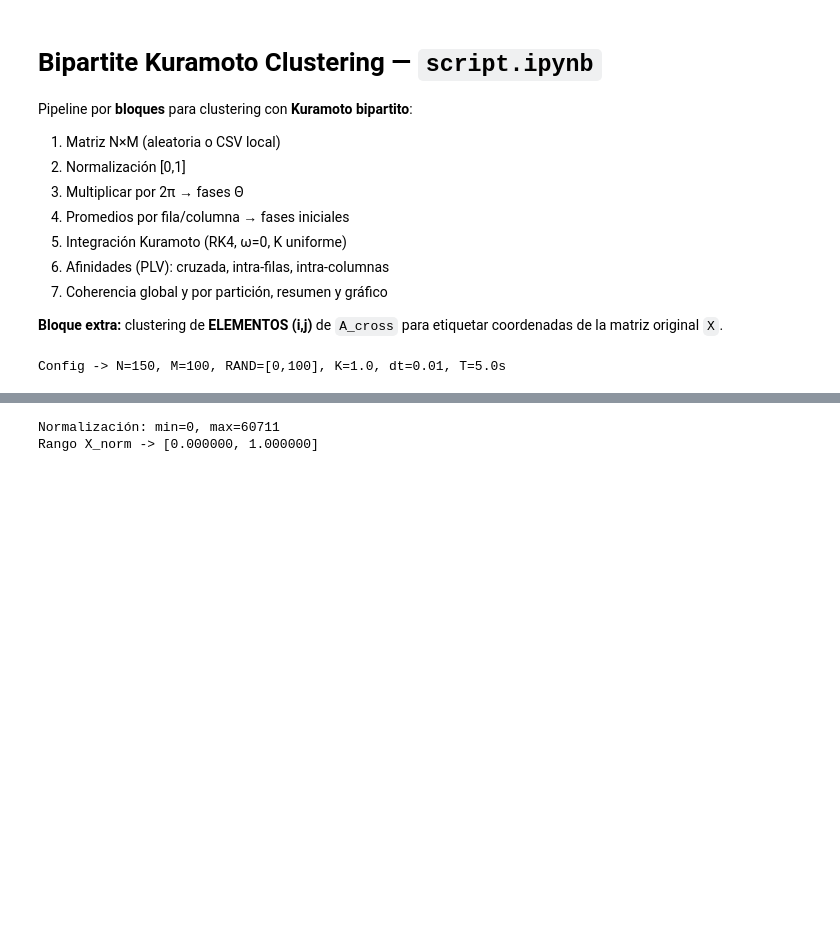
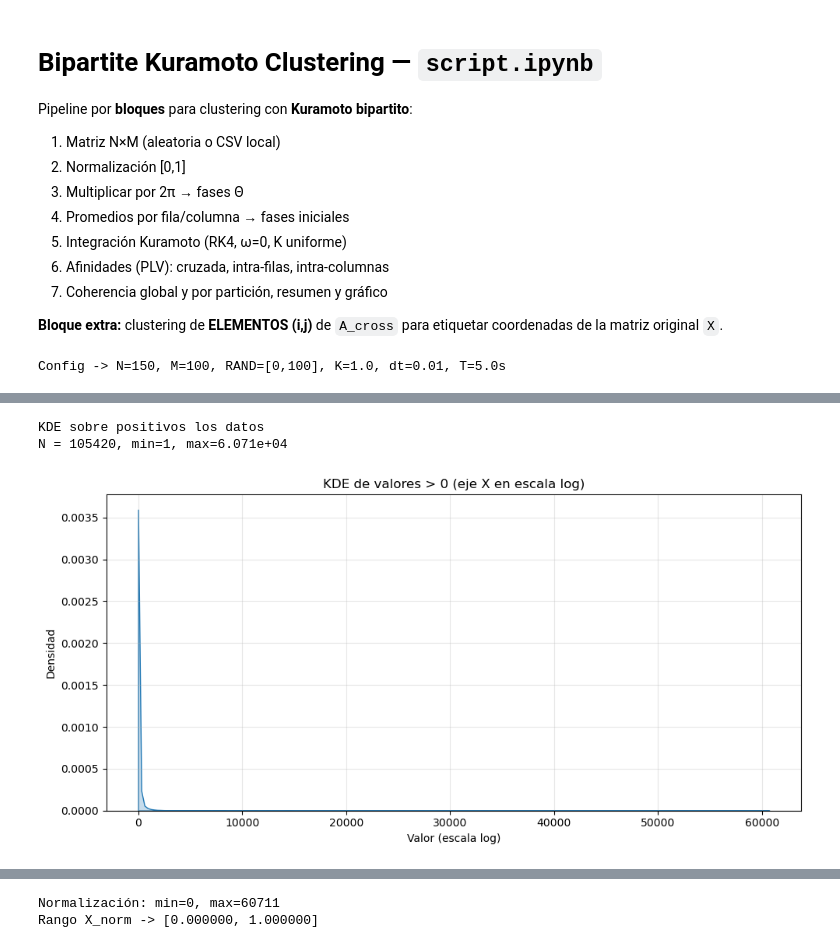
Before and after one commit to pudin2/Biostatistical_Toolkit, a Jupyter notebook: Kuramoto_bipartito_kmeans.ipynb, the cells around one changed output, grey strips where cells are left out. Drawn from its saved outputs; the diff is of its cells as text; code cells hidden in the pictures; blank space fills up the shorter version.

```diff
--- a/Kuramoto_bipartito_kmeans.ipynb
+++ b/Kuramoto_bipartito_kmeans.ipynb
@@ -500,0 +538,44 @@ Comparación TOTAL (hurdle: incluye masa en cero + positivos):
+# %%
+# =========================================
+# KDE (Kernel Density Estimation) sobre X (ESCALA LOG)
+#   -> en escala logarítmica solo es válido si se grafican POSITIVOS
+# =========================================
+import numpy as np
+import matplotlib.pyplot as plt
+import seaborn as sns
+
+# 0) Preparar datos
+valores = X.flatten().astype(float)
+valores = valores[np.isfinite(valores)]
+valores_pos = valores[valores > 0]
+
+# 1) Selector: todo vs positivos
+usar_solo_positivos = True   # ⚠ requerido para escala log en el eje X
+data_kde = valores_pos if usar_solo_positivos else valores
+
+if len(data_kde) == 0:
+    raise ValueError("No hay datos para KDE con la selección actual.")
+
+print(f"KDE sobre {'positivos' if usar_solo_positivos else 'todos'} los datos")
+print(f"N = {len(data_kde)}, min={data_kde.min():.4g}, max={data_kde.max():.4g}")
+
+# 2) KDE con seaborn
+plt.figure(figsize=(10, 5))
+sns.kdeplot(
+    data_kde,
+    fill=True,
+    bw_method="silverman",
+    cut=0
+)
+
+#plt.xscale("log")  # <-- escala logarítmica en X (solo positivos)
+plt.title("KDE de valores > 0 (eje X en escala log)")
+plt.xlabel("Valor (escala log)")
+plt.ylabel("Densidad")
+plt.grid(True, alpha=0.3, which="both")
+plt.tight_layout()
+plt.show()
+# %% [output]
+KDE sobre positivos los datos
+N = 105420, min=1, max=6.071e+04
+[figure, added]
```
Also changed, not shown: parts of 17 cells of this notebook, 3 other files.
